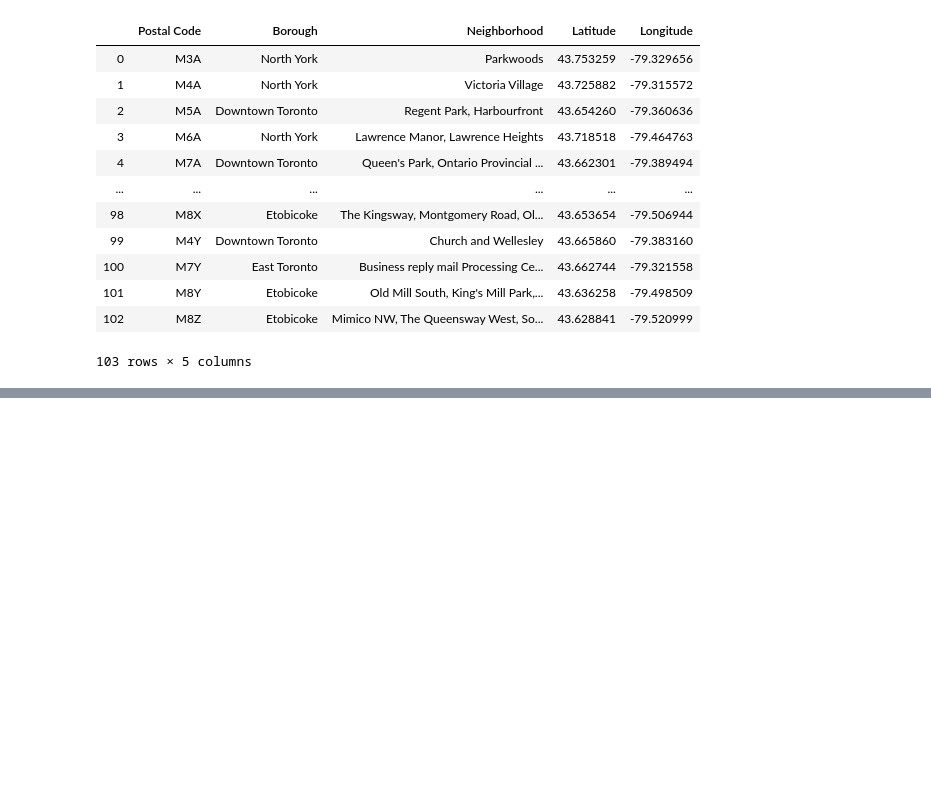
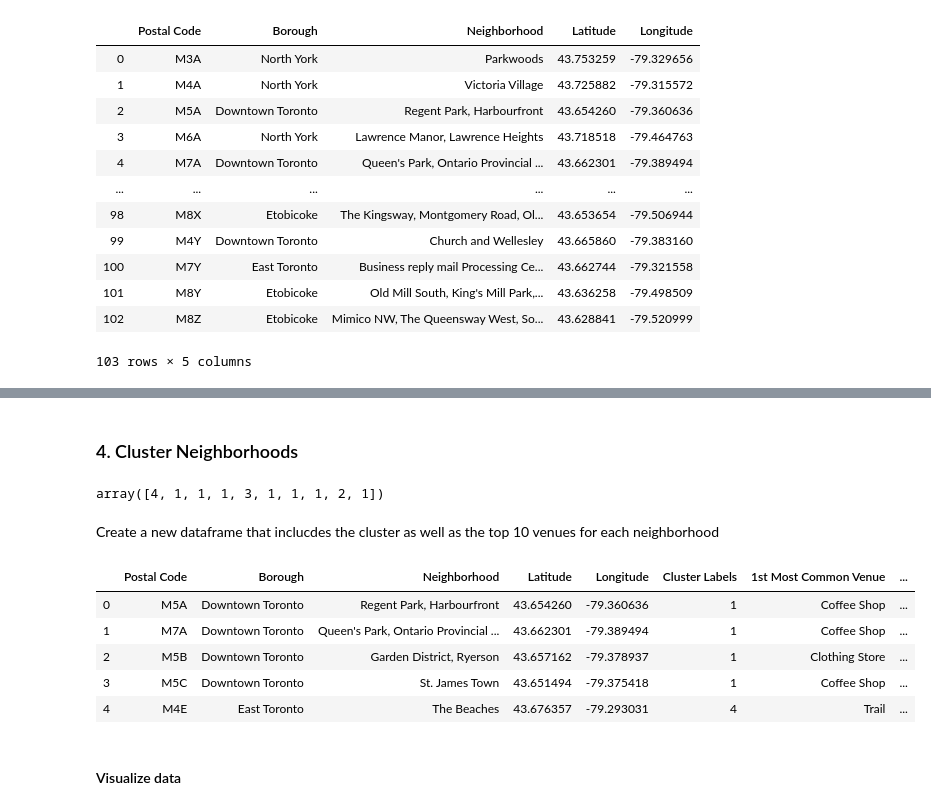
Before and after one commit to khoipham152/Capstone_Project_IBM_2020, a Jupyter notebook: Neighborhoods in Toronto.ipynb, the cells around one changed output, grey strips where cells are left out. Cells and saved outputs as stored; diff of their text form; code cells hidden in the pictures; blank space fills up the shorter version.

```diff
--- a/Neighborhoods in Toronto.ipynb
+++ b/Neighborhoods in Toronto.ipynb
@@ -111,0 +447,4 @@ canada_latlng_postcode
+# %%
+Toronto_analysis_1_grouped = Toronto_analysis_1.groupby('Postal Code').mean().reset_index()
+print(Toronto_analysis_1.shape)
+Toronto_analysis_1_grouped.head()
@@ -111,0 +461,6 @@ canada_latlng_postcode
+# %%
+def most_common_venues (row, num_top_venues):
+    row_categories = row.iloc[1:]
+    row_categories_sorted = row_categories.sort_values(ascending=False)
+
+    return row_categories_sorted.index.values[0:num_top_venues]
@@ -111,0 +469,18 @@ canada_latlng_postcode
+# %%
+num_top_venues = 10
+indicators = ['st','nd','rd']
+columns = ['Postal Code']
+for ind in np.arange(num_top_venues):
+    try:
+        columns.append('{}{} Most Common Venue'.format(ind+1, indicators[ind]))
+    except:
+        columns.append('{}th Most Common Venue'.format(ind+1))
+
+# Create a new dataframe
+Toronto_venues_sorted = pd.DataFrame(columns=columns)
+Toronto_venues_sorted['Postal Code'] = Toronto_analysis_1_grouped['Postal Code']
+
+for ind in np.arange(Toronto_analysis_1_grouped.shape[0]):
+    Toronto_venues_sorted.iloc[ind, 1:] = most_common_venues(Toronto_analysis_1_grouped.iloc[ind,:], num_top_venues)
+
+Toronto_venues_sorted.head()
@@ -111,0 +494,30 @@ canada_latlng_postcode
+# %% [markdown]
+### 4. Cluster Neighborhoods
+# %%
+# Run k-means to cluster the area code in to 5 cluster
+k_cluster = 5
+Toronto_group_clustering = Toronto_analysis_1_grouped.drop('Postal Code',1)
+# Run k-means clustering
+kmeans = KMeans(n_clusters = k_cluster, random_state = 0).fit(Toronto_group_clustering)
+#Check cluster labels generated for each row in the dataframe
+kmeans.labels_[0:10]
+# %% [output]
+array([4, 1, 1, 1, 3, 1, 1, 1, 2, 1])
+# %% [markdown]
+Create a new dataframe that inclucdes the cluster as well as the top 10 venues for each neighborhood
+# %%
+#add clustering labels
+Toronto_venues_sorted.insert(0,'Cluster Labels', kmeans.labels_)
+Toronto_merged = Toronto_data
+#merge Toronto_data with Toronto_venues_sorted to add Latitude and Longitude for each neighborhood
+Toronto_merged = Toronto_merged.join(Toronto_venues_sorted.set_index('Postal Code'), on='Postal Code')
+Toronto_merged.head()
+# %% [output]
+|  | Postal Code | Borough | Neighborhood | Latitude | Longitude | Cluster Labels | 1st Most Common Venue | ... |
+| 0 | M5A | Downtown Toronto | Regent Park, Harbourfront | 43.654260 | -79.360636 | 1 | Coffee Shop | ... |
+| 1 | M7A | Downtown Toronto | Queen's Park, Ontario Provincial ... | 43.662301 | -79.389494 | 1 | Coffee Shop | ... |
+| 2 | M5B | Downtown Toronto | Garden District, Ryerson | 43.657162 | -79.378937 | 1 | Clothing Store | ... |
+| 3 | M5C | Downtown Toronto | St. James Town | 43.651494 | -79.375418 | 1 | Coffee Shop | ... |
+| 4 | M4E | East Toronto | The Beaches | 43.676357 | -79.293031 | 4 | Trail | ... |
+# %% [markdown]
+#### Visualize data
```
Also changed, not shown: parts of 44 cells of this notebook.
